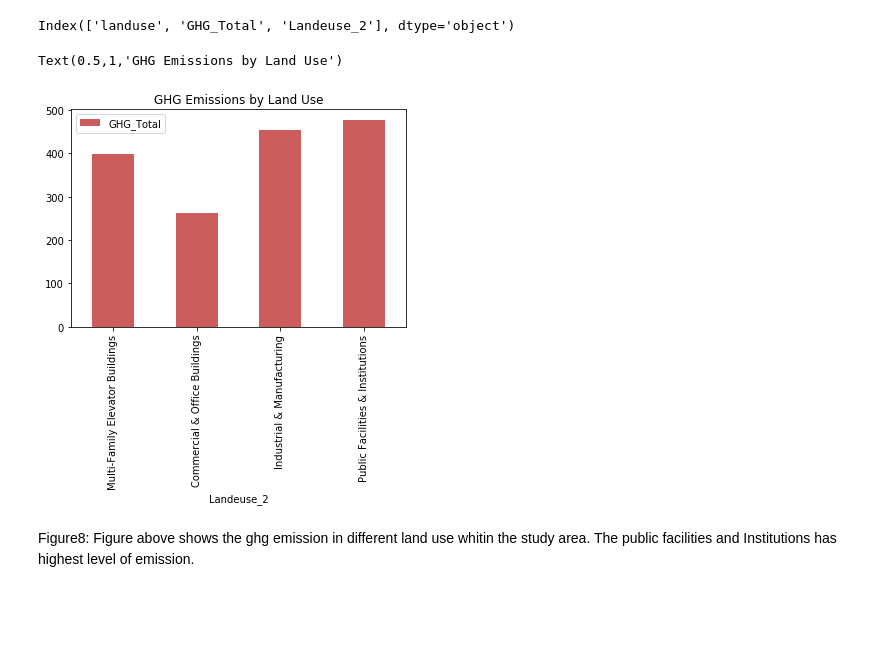
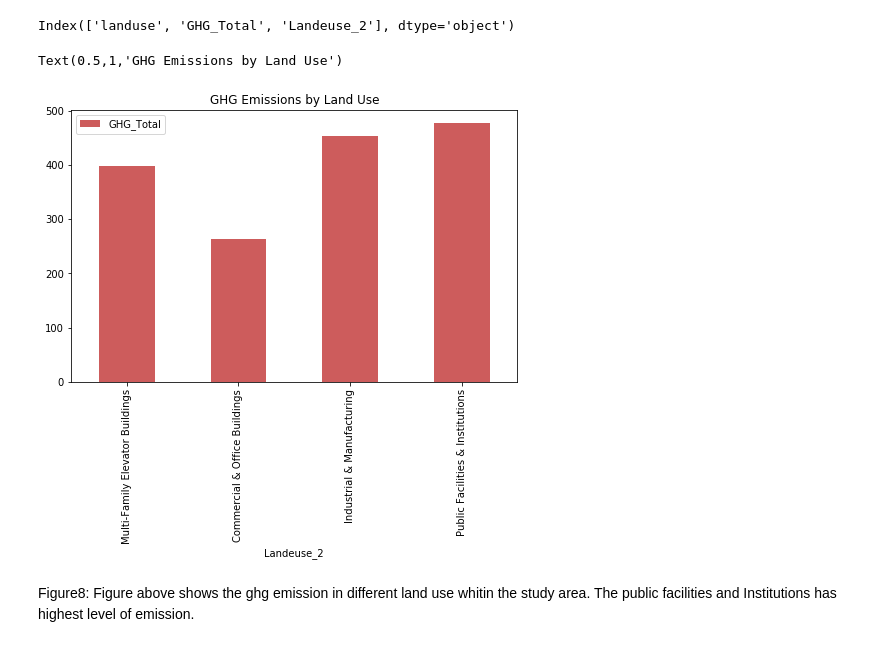
Before and after one commit to akash-y/digitalceqr, a Jupyter notebook: CHAPTER 18 - GHG/Current_GHG_Emissions_Situation_Analysis.ipynb, the cells around one changed output. Saved outputs shown, nothing was run; the diff lists cells and outputs as text; code cells hidden in the pictures; blank space fills up the shorter version.

```diff
--- a/CHAPTER 18 - GHG/Current_GHG_Emissions_Situation_Analysis.ipynb
+++ b/CHAPTER 18 - GHG/Current_GHG_Emissions_Situation_Analysis.ipynb
@@ -476,11 +478,11 @@ landusegroup.columns
 # %% [output]
 Index(['landuse', 'GHG_Total', 'Landeuse_2'], dtype='object')
 # %%
-landusegroup.set_index(['Landeuse_2'])[['GHG_Total']].plot(kind='bar',color='IndianRed')
+landusegroup.set_index(['Landeuse_2'])[['GHG_Total']].plot(kind='bar',color='IndianRed',figsize=(8,5))
 plt.title('GHG Emissions by Land Use')
 # %% [output]
 Text(0.5,1,'GHG Emissions by Land Use')
-[figure, old version]
+[figure, new version]
 # %% [markdown]
 Figure8: Figure above shows the ghg emission in different land use whitin the study area. The public facilities and Institutions has highest level of emission.
 # %%
```
Also changed, not shown: parts of 5 cells of this notebook, 1 other file.
